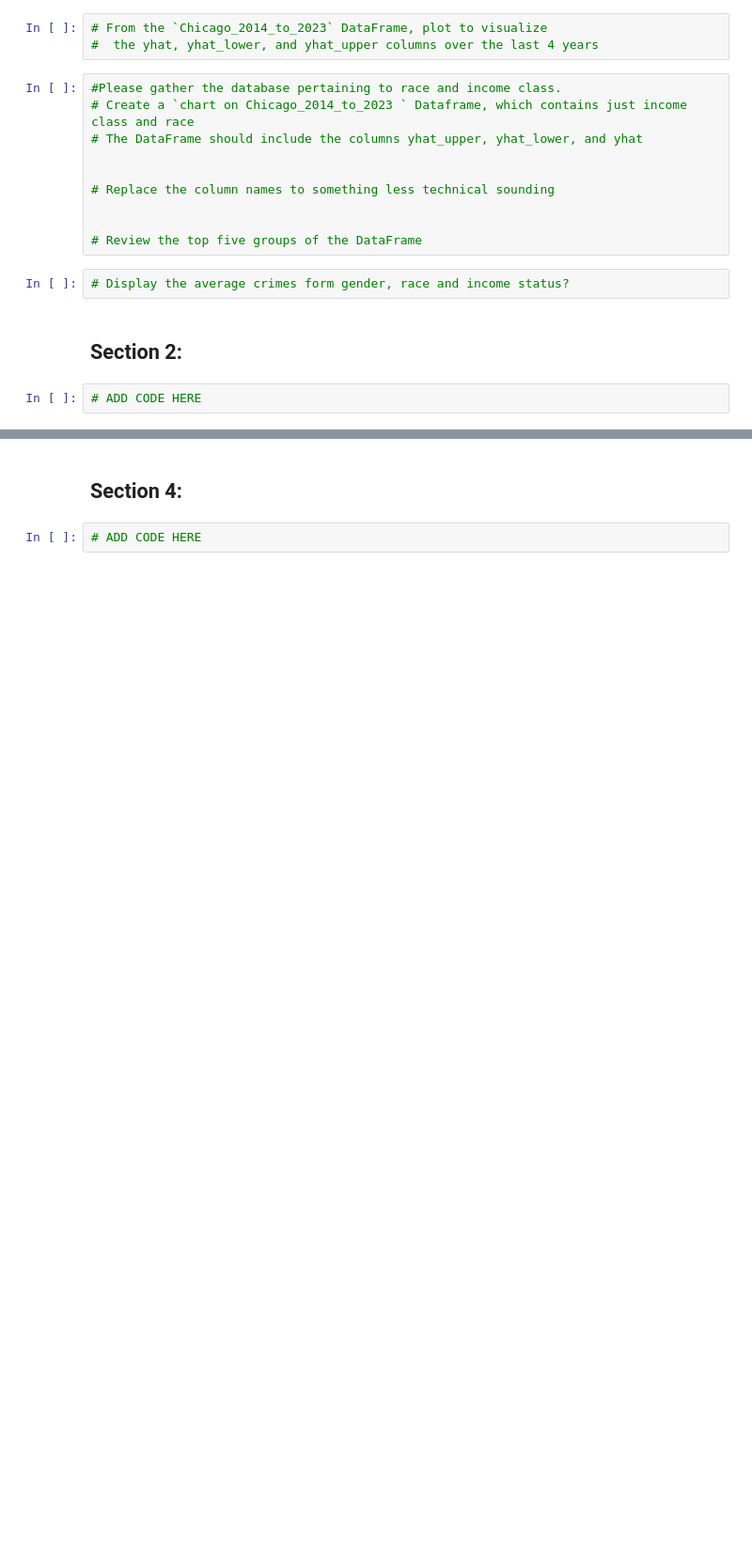
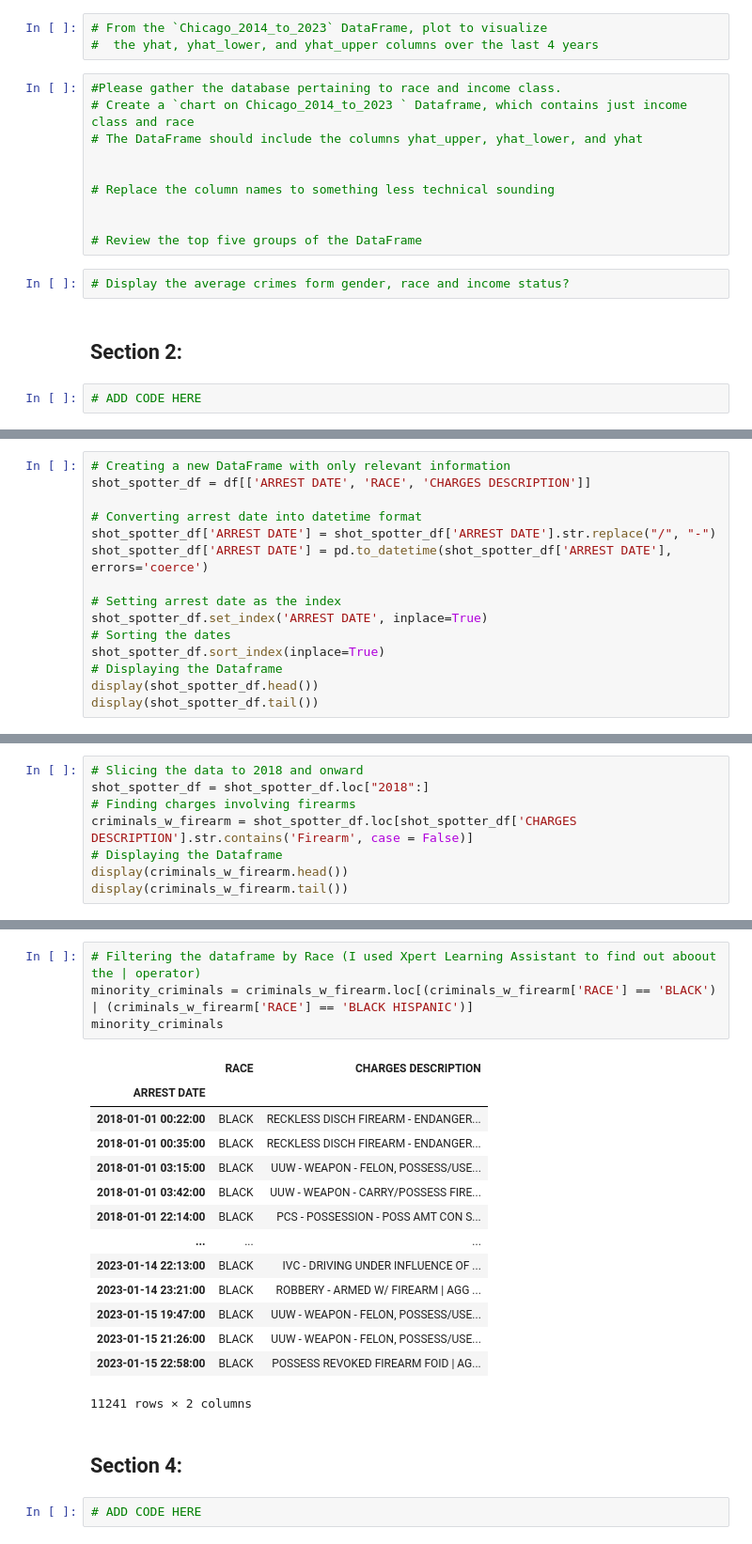
Before and after one commit to Dwawilson/Technology, a Jupyter notebook: Technology_and_Crime_in_Arrests_in_the_City_of_Chicago.ipynb, the cells around one changed output, grey strips where cells are left out. Shown at 94% size. Drawn from its saved outputs; the diff is of its cells as text; blank space fills up the shorter version.

Commit message:
Created a Dataframe that fits the context of my topic.

```diff
--- a/Technology_and_Crime_in_Arrests_in_the_City_of_Chicago.ipynb
+++ b/Technology_and_Crime_in_Arrests_in_the_City_of_Chicago.ipynb
@@ -86,0 +121,15 @@ from matplotlib import pyplot as plt
+# %%
+# Creating a new DataFrame with only relevant information
+shot_spotter_df = df[['ARREST DATE', 'RACE', 'CHARGES DESCRIPTION']]
+
+# Converting arrest date into datetime format
+shot_spotter_df['ARREST DATE'] = shot_spotter_df['ARREST DATE'].str.replace("/", "-")
+shot_spotter_df['ARREST DATE'] = pd.to_datetime(shot_spotter_df['ARREST DATE'], errors='coerce')
+
+# Setting arrest date as the index
+shot_spotter_df.set_index('ARREST DATE', inplace=True)
+# Sorting the dates
+shot_spotter_df.sort_index(inplace=True)
+# Displaying the Dataframe
+display(shot_spotter_df.head())
+display(shot_spotter_df.tail())
@@ -86,0 +165,8 @@ from matplotlib import pyplot as plt
+# %%
+# Slicing the data to 2018 and onward
+shot_spotter_df = shot_spotter_df.loc["2018":]
+# Finding charges involving firearms
+criminals_w_firearm = shot_spotter_df.loc[shot_spotter_df['CHARGES DESCRIPTION'].str.contains('Firearm', case = False)]
+# Displaying the Dataframe
+display(criminals_w_firearm.head())
+display(criminals_w_firearm.tail())
@@ -87,3 +188,22 @@ from matplotlib import pyplot as plt
+# %%
+# Filtering the dataframe by Race (I used Xpert Learning Assistant to find out aboout the | operator)
+minority_criminals = criminals_w_firearm.loc[(criminals_w_firearm['RACE'] == 'BLACK') | (criminals_w_firearm['RACE'] == 'BLACK HISPANIC')]
+minority_criminals
+# %% [output]
+|  | RACE | CHARGES DESCRIPTION |
+| ARREST DATE |  |  |
+| 2018-01-01 00:22:00 | BLACK | RECKLESS DISCH FIREARM - ENDANGER... |
+| 2018-01-01 00:35:00 | BLACK | RECKLESS DISCH FIREARM - ENDANGER... |
+| 2018-01-01 03:15:00 | BLACK | UUW - WEAPON - FELON, POSSESS/USE... |
+| 2018-01-01 03:42:00 | BLACK | UUW - WEAPON - CARRY/POSSESS FIRE... |
+| 2018-01-01 22:14:00 | BLACK | PCS - POSSESSION - POSS AMT CON S... |
+| ... | ... | ... |
+| 2023-01-14 22:13:00 | BLACK | IVC - DRIVING UNDER INFLUENCE OF ... |
+| 2023-01-14 23:21:00 | BLACK | ROBBERY - ARMED W/ FIREARM | AGG ... |
+| 2023-01-15 19:47:00 | BLACK | UUW - WEAPON - FELON, POSSESS/USE... |
+| 2023-01-15 21:26:00 | BLACK | UUW - WEAPON - FELON, POSSESS/USE... |
+| 2023-01-15 22:58:00 | BLACK | POSSESS REVOKED FIREARM FOID | AG... |
+11241 rows × 2 columns
 # %% [markdown]
 ## Section 4:
 # %%
```
Also changed, not shown: parts of 9 cells of this notebook.
